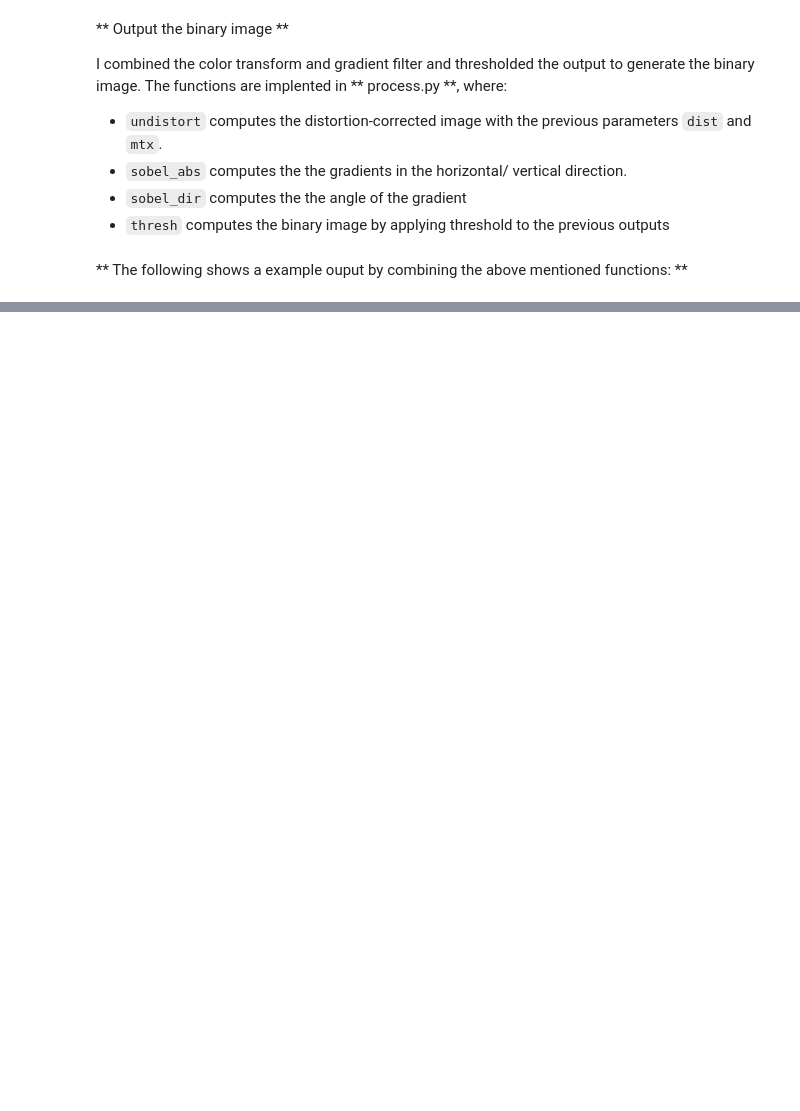
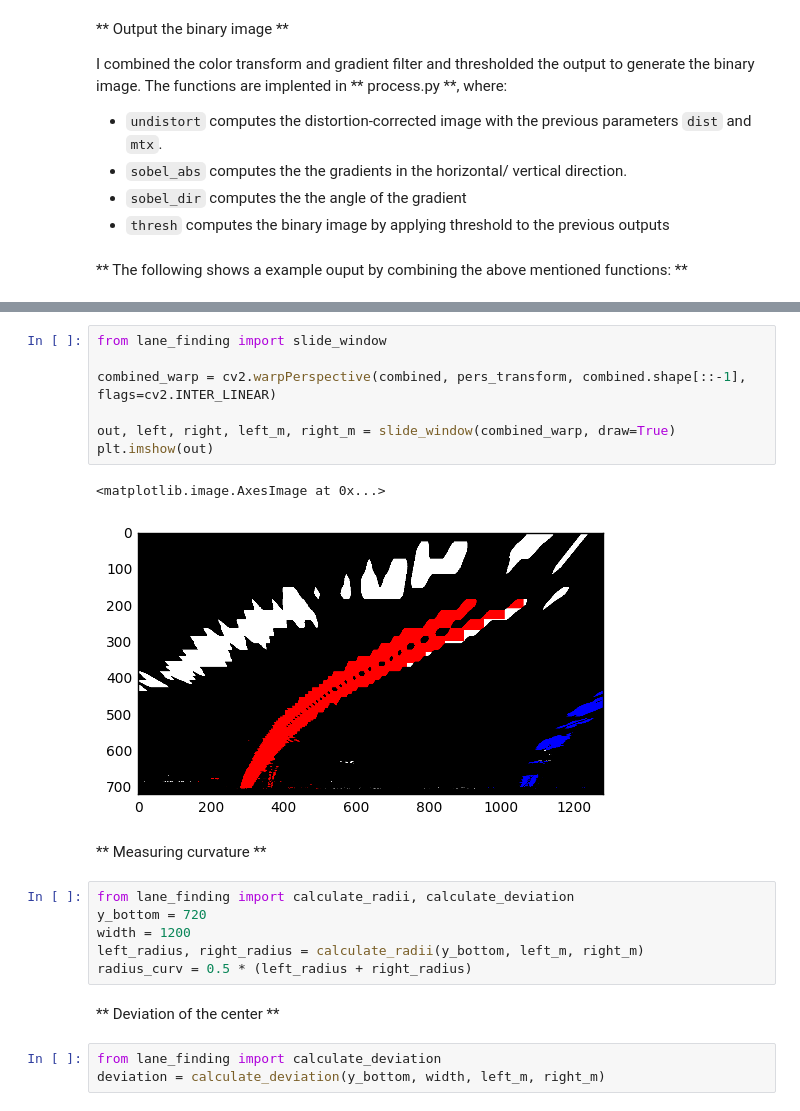
Before and after one commit to ab1153/CarND-Advanced-Lane-Lines, a Jupyter notebook: writeup.ipynb, the cells around one changed output, grey strips where cells are left out. Saved outputs shown, nothing was run; the diff lists cells and outputs as text; blank space fills up the shorter version.

```diff
--- a/writeup.ipynb
+++ b/writeup.ipynb
@@ -119,0 +126,23 @@ ax2.imshow(warp_drawn)
+# %%
+from lane_finding import slide_window
+
+combined_warp = cv2.warpPerspective(combined, pers_transform, combined.shape[::-1], flags=cv2.INTER_LINEAR)
+
+out, left, right, left_m, right_m = slide_window(combined_warp, draw=True)
+plt.imshow(out)
+# %% [output]
+<matplotlib.image.AxesImage at 0x...>
+[figure, added]
+# %% [markdown]
+** Measuring curvature **
+# %%
+from lane_finding import calculate_radii, calculate_deviation
+y_bottom = 720
+width = 1200
+left_radius, right_radius = calculate_radii(y_bottom, left_m, right_m)
+radius_curv = 0.5 * (left_radius + right_radius)
+# %% [markdown]
+** Deviation of the center **
+# %%
+from lane_finding import calculate_deviation
+deviation = calculate_deviation(y_bottom, width, left_m, right_m)
```
Also changed, not shown: parts of 7 cells of this notebook, 4 other files.
